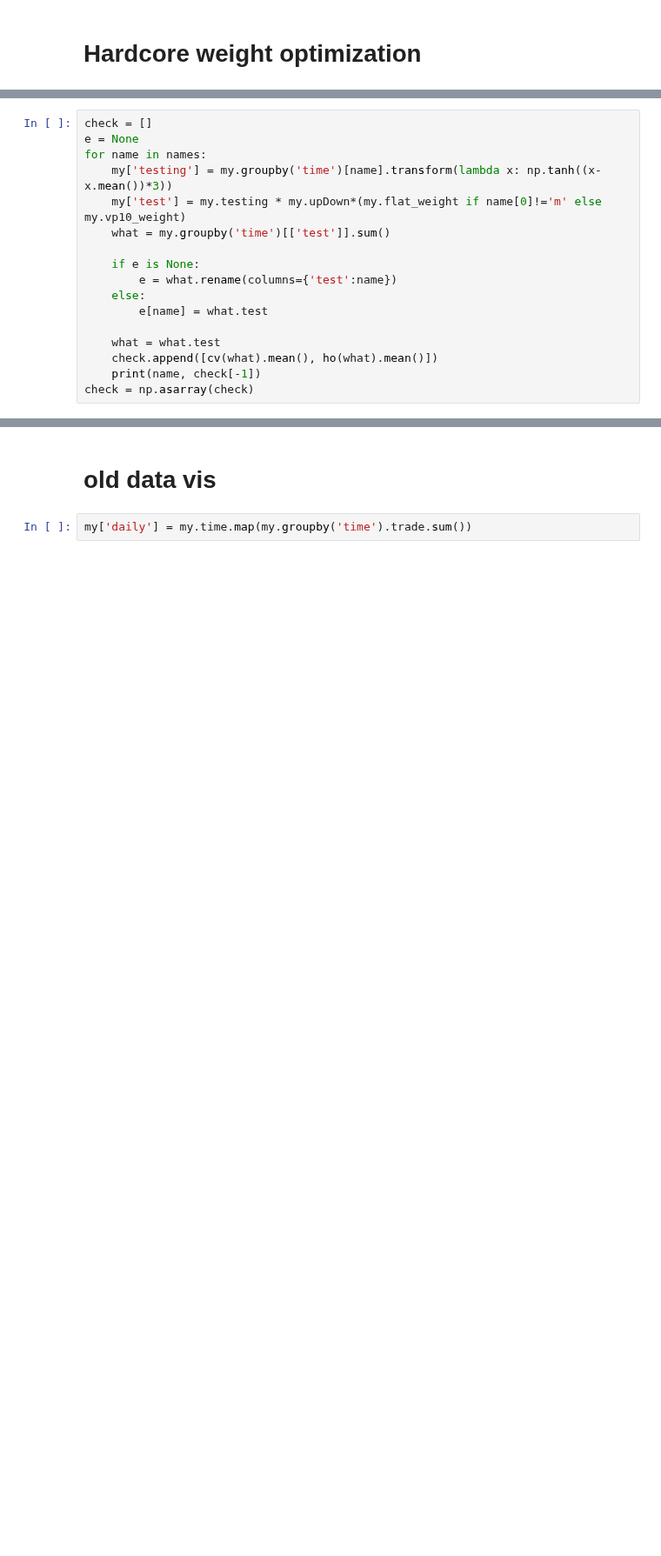
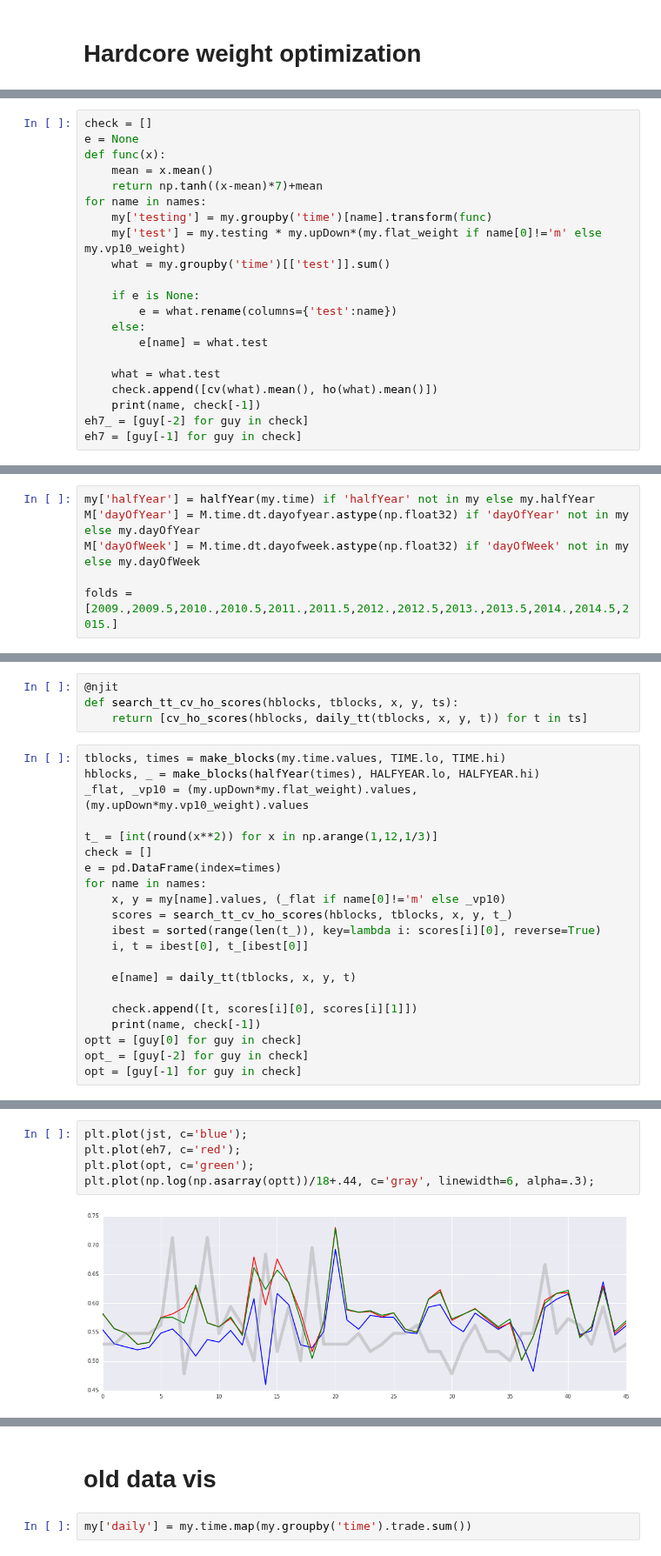
Before and after one commit to yumichael/two-sigma-financial-news, a Jupyter notebook: search/blend.ipynb, the cells around one changed output, grey strips where cells are left out. Shown at 87% size. Drawn from its saved outputs; the diff is of its cells as text; blank space fills up the shorter version.

```diff
--- a/search/blend.ipynb
+++ b/search/blend.ipynb
@@ -291,8 +385,11 @@ mIKGCoverThreeMoreShort [0.5864921249020527, 0.5594749363234801]
 # %%
 check = []
 e = None
+def func(x):
+    mean = x.mean()
+    return np.tanh((x-mean)*7)+mean
 for name in names:
-    my['testing'] = my.groupby('time')[name].transform(lambda x: np.tanh((x-x.mean())*3))
+    my['testing'] = my.groupby('time')[name].transform(func)
     my['test'] = my.testing * my.upDown*(my.flat_weight if name[0]!='m' else my.vp10_weight)
     what = my.groupby('time')[['test']].sum()
 
@@ -304,5 +401,6 @@ for name in names:
     what = what.test
     check.append([cv(what).mean(), ho(what).mean()])
     print(name, check[-1])
-check = np.asarray(check)
+eh7_ = [guy[-2] for guy in check]
+eh7 = [guy[-1] for guy in check]
 # %% [output]
@@ -325,0 +430,6 @@ mIKGCoverThreeMoreShort [0.6321793431177487, 0.5831457394608449]
+# %%
+my['halfYear'] = halfYear(my.time) if 'halfYear' not in my else my.halfYear
+M['dayOfYear'] = M.time.dt.dayofyear.astype(np.float32) if 'dayOfYear' not in my else my.dayOfYear
+M['dayOfWeek'] = M.time.dt.dayofweek.astype(np.float32) if 'dayOfWeek' not in my else my.dayOfWeek
+
+folds = [2009.,2009.5,2010.,2010.5,2011.,2011.5,2012.,2012.5,2013.,2013.5,2014.,2014.5,2015.]
@@ -325,0 +453,25 @@ mIKGCoverThreeMoreShort [0.6321793431177487, 0.5831457394608449]
+# %%
+@njit
+def search_tt_cv_ho_scores(hblocks, tblocks, x, y, ts):
+    return [cv_ho_scores(hblocks, daily_tt(tblocks, x, y, t)) for t in ts]
+# %%
+tblocks, times = make_blocks(my.time.values, TIME.lo, TIME.hi)
+hblocks, _ = make_blocks(halfYear(times), HALFYEAR.lo, HALFYEAR.hi)
+_flat, _vp10 = (my.upDown*my.flat_weight).values, (my.upDown*my.vp10_weight).values
+
+t_ = [int(round(x**2)) for x in np.arange(1,12,1/3)]
+check = []
+e = pd.DataFrame(index=times)
+for name in names:
+    x, y = my[name].values, (_flat if name[0]!='m' else _vp10)
+    scores = search_tt_cv_ho_scores(hblocks, tblocks, x, y, t_)
+    ibest = sorted(range(len(t_)), key=lambda i: scores[i][0], reverse=True)
+    i, t = ibest[0], t_[ibest[0]]
+
+    e[name] = daily_tt(tblocks, x, y, t)
+
+    check.append([t, scores[i][0], scores[i][1]])
+    print(name, check[-1])
+optt = [guy[0] for guy in check]
+opt_ = [guy[-2] for guy in check]
+opt = [guy[-1] for guy in check]
@@ -325,0 +496,7 @@ mIKGCoverThreeMoreShort [0.6321793431177487, 0.5831457394608449]
+# %%
+plt.plot(jst, c='blue');
+plt.plot(eh7, c='red');
+plt.plot(opt, c='green');
+plt.plot(np.log(np.asarray(optt))/18+.44, c='gray', linewidth=6, alpha=.3);
+# %% [output]
+[figure, added]
```
Also changed, not shown: parts of 47 cells of this notebook.
